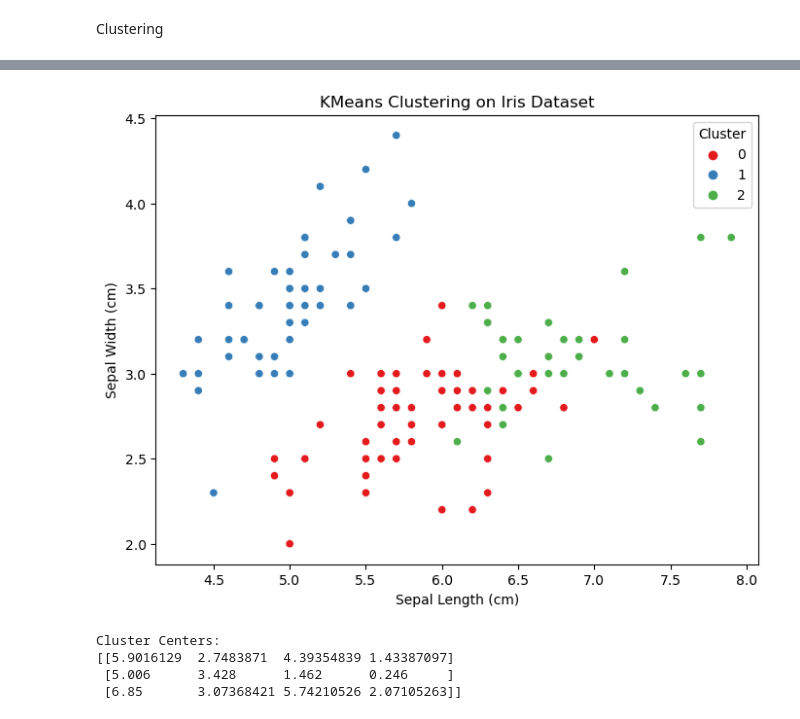
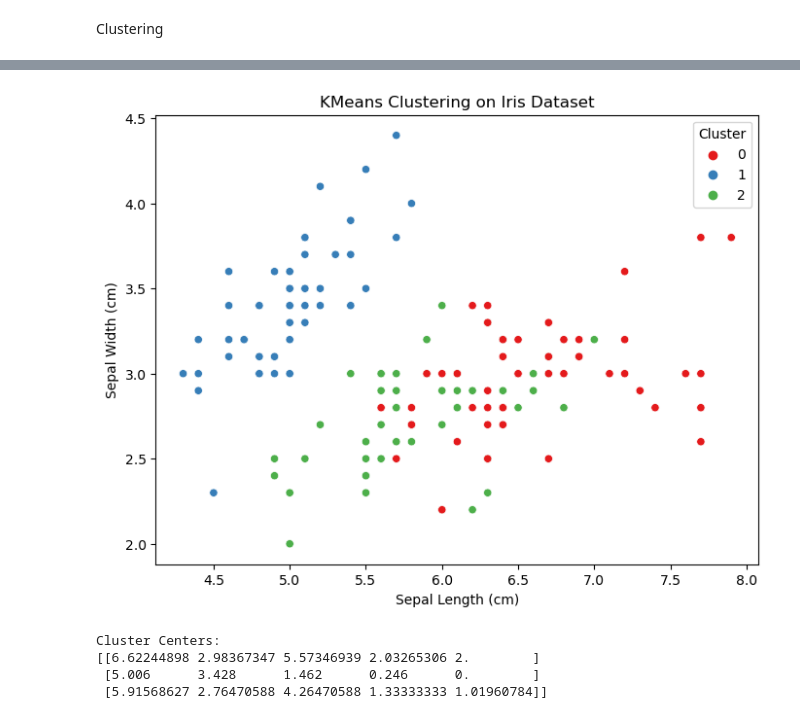
Before and after one commit to Ananya13V/Practicals-Apr-2025, a Jupyter notebook: ADS_codes/ADS4b.ipynb, the cells around one changed output, grey strips where cells are left out. Saved outputs shown, nothing was run; the diff lists cells and outputs as text; code cells hidden in the pictures.

```diff
--- a/ADS_codes/ADS4b.ipynb
+++ b/ADS_codes/ADS4b.ipynb
@@ -38,41 +10,36 @@ import matplotlib.pyplot as plt
 from sklearn.cluster import KMeans
 from sklearn.datasets import load_iris
 
 # Load the Iris dataset
 iris = load_iris()
 df = pd.DataFrame(data=iris.data, columns=iris.feature_names)
 df["target"] = iris.target
 
-# Selecting the features for clustering
-X = df[
-    ["sepal length (cm)", "sepal width (cm)", "petal length (cm)", "petal width (cm)"]
-]
-
 # Fit the KMeans model
 kmeans_model = KMeans(n_clusters=3, random_state=42)
-df["kmeans_labels"] = kmeans_model.fit_predict(X)
+df["kmeans_labels"] = kmeans_model.fit_predict(df)
 
 # Visualizing the clustering (using sepal length and sepal width for 2D plot)
 plt.figure(figsize=(8, 6))
 sns.scatterplot(
     data=df,
     x="sepal length (cm)",
     y="sepal width (cm)",
     hue="kmeans_labels",
     palette="Set1",
 )
 plt.title("KMeans Clustering on Iris Dataset")
 plt.xlabel("Sepal Length (cm)")
 plt.ylabel("Sepal Width (cm)")
 plt.legend(title="Cluster")
 plt.show()
 
 # Optionally, display the cluster centers
 print("Cluster Centers:")
 print(kmeans_model.cluster_centers_)
 # %% [output]
-[figure, old version]
+[figure, new version]
 Cluster Centers:
-[[5.9016129  2.7483871  4.39354839 1.43387097]
- [5.006      3.428      1.462      0.246     ]
- [6.85       3.07368421 5.74210526 2.07105263]]
+[[6.62244898 2.98367347 5.57346939 2.03265306 2.        ]
+ [5.006      3.428      1.462      0.246      0.        ]
+ [5.91568627 2.76470588 4.26470588 1.33333333 1.01960784]]
```
Also changed, not shown: parts of 7 cells of this notebook.
